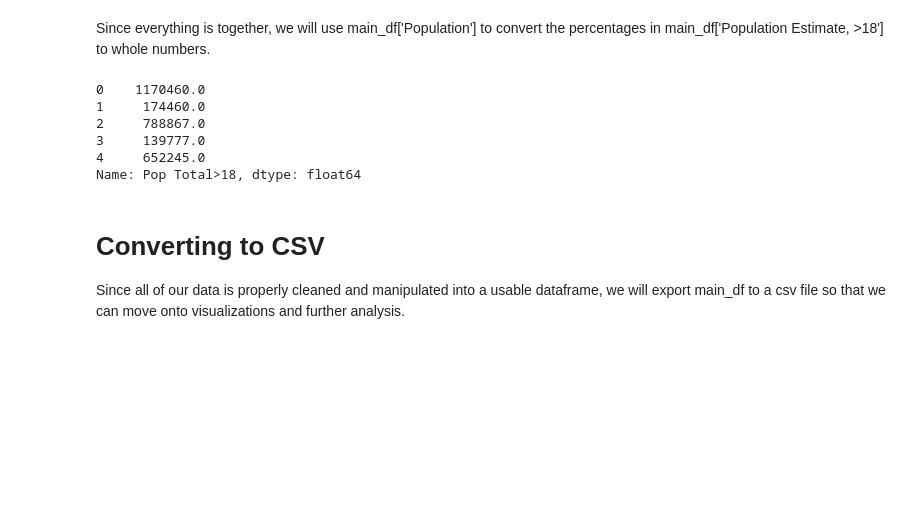
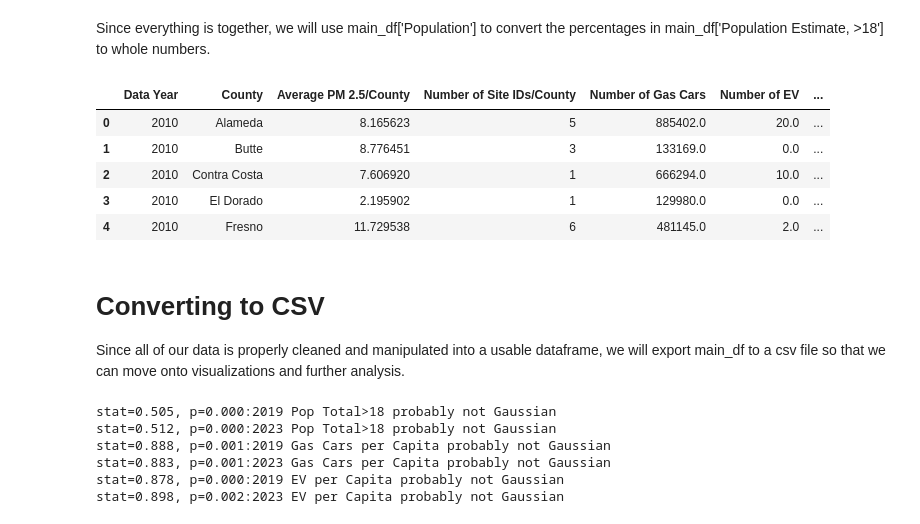
Before and after one commit to kellerl7/SIADS_Milestone_1, a Jupyter notebook: 19-btschmid-claris-lucaskel-kr_backup.ipynb, the cells around one changed output. Saved outputs shown, nothing was run; the diff lists cells and outputs as text; code cells hidden in the pictures; blank space fills up the shorter version.

Commit message:
Main Notebook Modifications

```diff
--- a/19-btschmid-claris-lucaskel-kr_backup.ipynb
+++ b/19-btschmid-claris-lucaskel-kr_backup.ipynb
@@ -1000,33 +1001,64 @@ Since everything is together, we will use main_df['Population'] to convert the p
 # %%
 main_df['Pop Percentage'] = main_df['Population Percentage >18'].apply(lambda x: float(x.strip('%'))/100 if isinstance(x, str) else x)
 main_df['Pop Total>18'] = round(main_df['Population']*main_df['Pop Percentage'])
-main_df['Pop Total>18'].head()
+
 
 ## Brett commented this out ##
 #def convert_to_population_estimate(row):
     # converting percentage to decimal, if applicable
 #    if isinstance(row['Population Estimate, >18'], str):# and '%' in row['Population Estimate, >18']:
 #        percent_value = round(float(row['Population Estimate, >18'].strip('%')), 2)
 #        return percent_value * row['Population']
 #        #return row['Population']
 #    else:
 #        return row['Population Estimate, >18']
 
 ## apply to update 'Total Population Estimate, >21'
 #main_df['Population Estimate, >18'] = main_df.apply(convert_to_population_estimate, axis=1)
 
 #main_df['Population Estimate, >18'].apply(type).value_counts()
-#main_df.head()
+main_df.head()
 # %% [output]
-0    1170460.0
-1     174460.0
-2     788867.0
-3     139777.0
-4     652245.0
-Name: Pop Total>18, dtype: float64
+|  | Data Year | County | Average PM 2.5/County | Number of Site IDs/County | Number of Gas Cars | Number of EV | ... |
+| 0 | 2010 | Alameda | 8.165623 | 5 | 885402.0 | 20.0 | ... |
+| 1 | 2010 | Butte | 8.776451 | 3 | 133169.0 | 0.0 | ... |
+| 2 | 2010 | Contra Costa | 7.606920 | 1 | 666294.0 | 10.0 | ... |
+| 3 | 2010 | El Dorado | 2.195902 | 1 | 129980.0 | 0.0 | ... |
+| 4 | 2010 | Fresno | 11.729538 | 6 | 481145.0 | 2.0 | ... |
 # %% [markdown]
 # Converting to CSV
 Since all of our data is properly cleaned and manipulated into a usable dataframe, we will export main_df to a csv file so that we can move onto visualizations and further analysis.
 # %%
 # Export main_df to csv
 main_df.to_csv('./main_df.csv', index=False)
+# %%
+# Shapiro-Wilk Test #
+
+
+df_pm_vehicles_pop = main_df
+df_pm_vehicles_pop['Gas Cars per Capita'] = df_pm_vehicles_pop['Number of Gas Cars'] / df_pm_vehicles_pop['Pop Total>18']
+df_pm_vehicles_pop['EV per Capita'] = df_pm_vehicles_pop['Number of EV'] / df_pm_vehicles_pop['Pop Total>18']
+
+
+columns = ['Pop Total>18','Gas Cars per Capita','EV per Capita']
+for column in columns:
+    df_2019 = df_pm_vehicles_pop[df_pm_vehicles_pop['Data Year'] == 2019]
+    df_2023 = df_pm_vehicles_pop[df_pm_vehicles_pop['Data Year'] == 2023]
+    stat_2019, p_2019 = shapiro(df_2019[column])
+    stat_2023, p_2023 = shapiro(df_2023[column])
+
+    if p_2019 > 0.05:
+        print('stat=%.3f, p=%.3f' % (stat_2019, p_2019)+ f':2019 {column} probably Gaussian')
+    else:
+        print('stat=%.3f, p=%.3f' % (stat_2019, p_2019)+ f':2019 {column} probably not Gaussian')
+    if p_2023 > 0.05:
+        print('stat=%.3f, p=%.3f' % (stat_2023, p_2023)+ f':2023 {column} probably Gaussian')
+    else:
+        print('stat=%.3f, p=%.3f' % (stat_2023, p_2023)+ f':2023 {column} probably not Gaussian')
+# %% [output]
+stat=0.505, p=0.000:2019 Pop Total>18 probably not Gaussian
+stat=0.512, p=0.000:2023 Pop Total>18 probably not Gaussian
+stat=0.888, p=0.001:2019 Gas Cars per Capita probably not Gaussian
+stat=0.883, p=0.001:2023 Gas Cars per Capita probably not Gaussian
+stat=0.878, p=0.000:2019 EV per Capita probably not Gaussian
+stat=0.898, p=0.002:2023 EV per Capita probably not Gaussian
```
Also changed, not shown: parts of 5 cells of this notebook.
